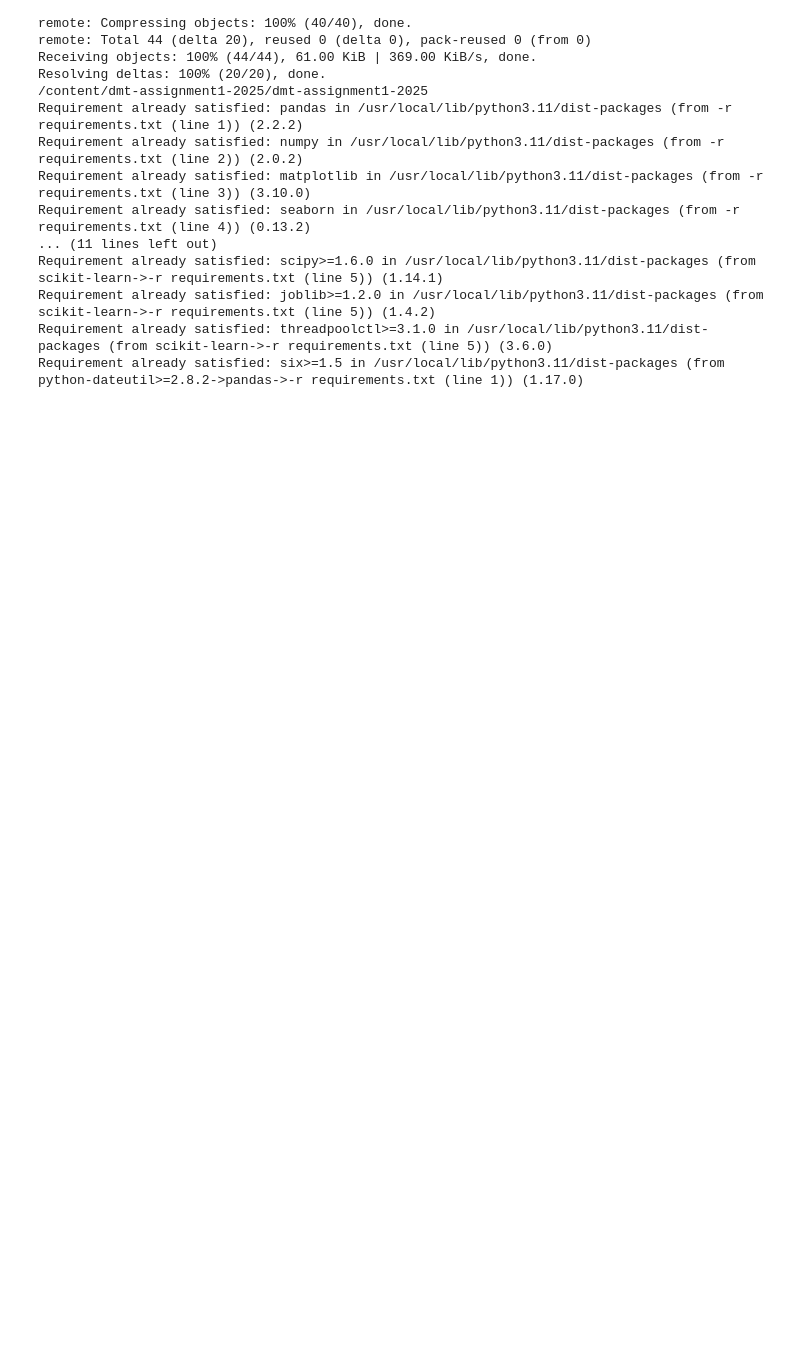
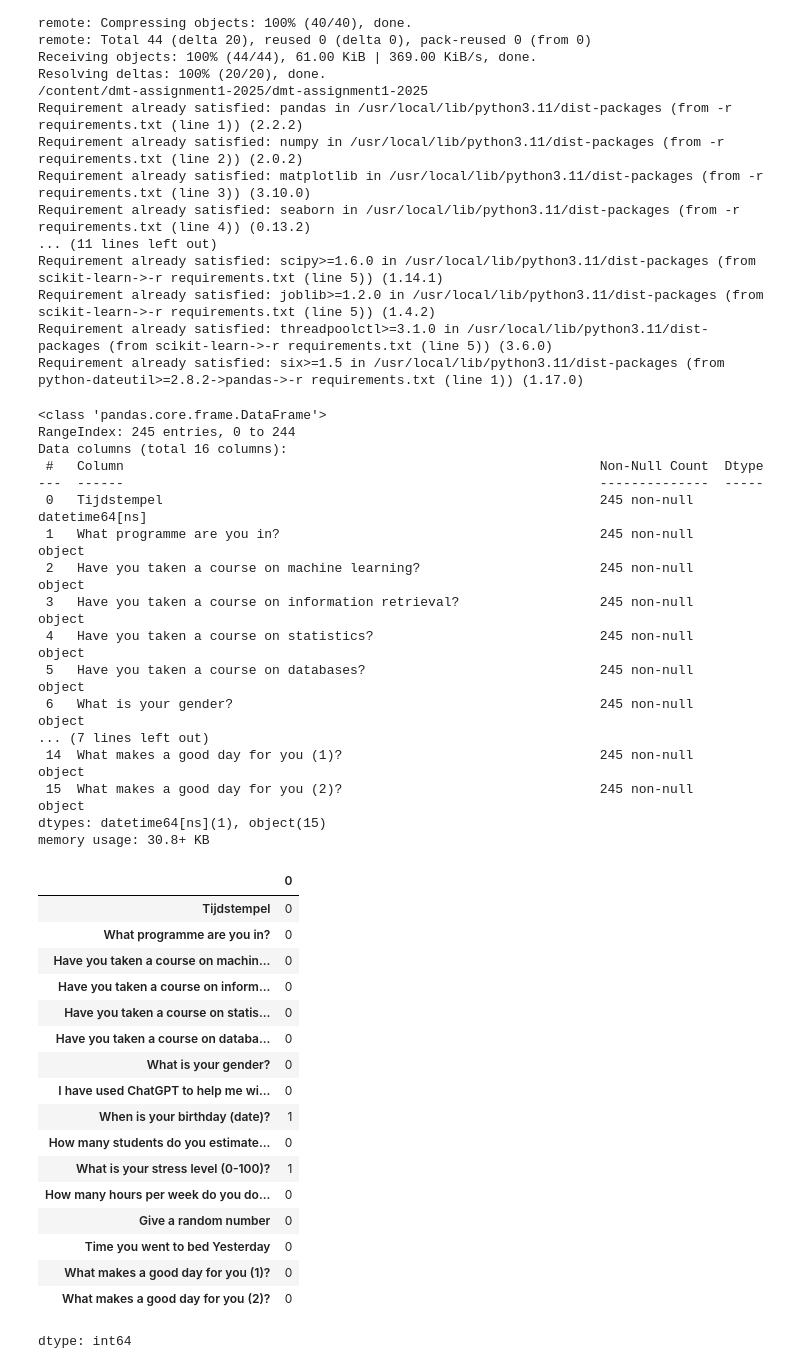
Before and after one commit to rahil1303/dmt-assignment1-2025, a Jupyter notebook: notebooks/Iteration_1_eda.ipynb, the cells around one changed output. Saved outputs shown, nothing was run; the diff lists cells and outputs as text; code cells hidden in the pictures; blank space fills up the shorter version.

```diff
--- a/notebooks/Iteration_1_eda.ipynb
+++ b/notebooks/Iteration_1_eda.ipynb
@@ -30,3 +30,43 @@ Requirement already satisfied: six>=1.5 in /usr/local/lib/python3.11/dist-packag
 # %%
 import pandas as pd
 df = pd.read_excel("data/ODI-2025.xlsx")
+# %%
+# Overview of data types and missing values
+df.info()
+df.isnull().sum()
+# %% [output]
+<class 'pandas.core.frame.DataFrame'>
+RangeIndex: 245 entries, 0 to 244
+Data columns (total 16 columns):
+ #   Column                                                             Non-Null Count  Dtype
+---  ------                                                             --------------  -----
+ 0   Tijdstempel                                                        245 non-null    datetime64[ns]
+ 1   What programme are you in?                                         245 non-null    object
+ 2   Have you taken a course on machine learning?                       245 non-null    object
+ 3   Have you taken a course on information retrieval?                  245 non-null    object
+ 4   Have you taken a course on statistics?                             245 non-null    object
+ 5   Have you taken a course on databases?                              245 non-null    object
+ 6   What is your gender?                                               245 non-null    object
+... (7 lines left out)
+ 14  What makes a good day for you (1)?                                 245 non-null    object
+ 15  What makes a good day for you (2)?                                 245 non-null    object
+dtypes: datetime64[ns](1), object(15)
+memory usage: 30.8+ KB
+|  | 0 |
+| Tijdstempel | 0 |
+| What programme are you in? | 0 |
+| Have you taken a course on machin... | 0 |
+| Have you taken a course on inform... | 0 |
+| Have you taken a course on statis... | 0 |
+| Have you taken a course on databa... | 0 |
+| What is your gender? | 0 |
+| I have used ChatGPT to help me wi... | 0 |
+| When is your birthday (date)? | 1 |
+| How many students do you estimate... | 0 |
+| What is your stress level (0-100)? | 1 |
+| How many hours per week do you do... | 0 |
+| Give a random number | 0 |
+| Time you went to bed Yesterday | 0 |
+| What makes a good day for you (1)? | 0 |
+| What makes a good day for you (2)? | 0 |
+dtype: int64
```
Also changed, not shown: parts of 5 cells of this notebook.
